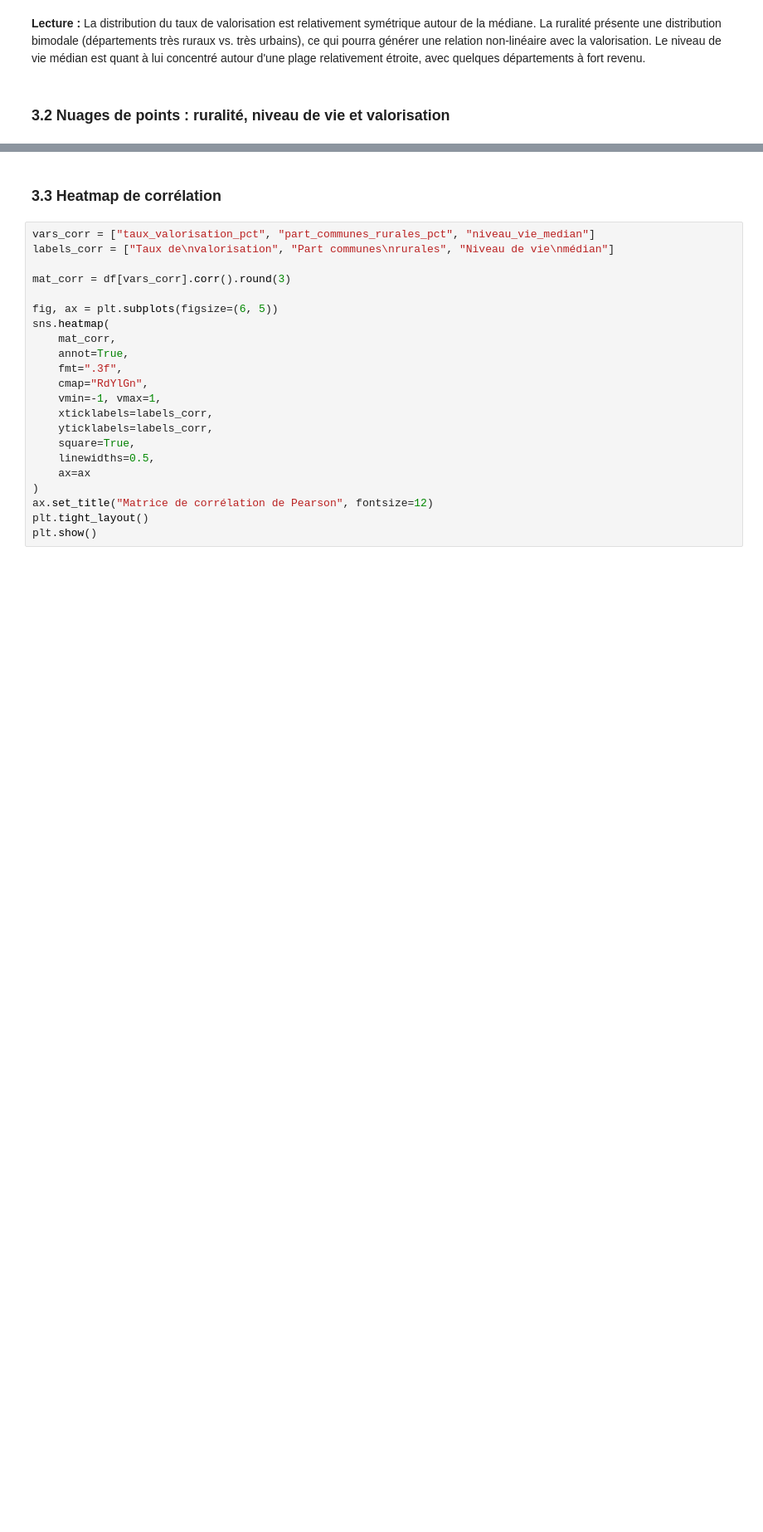
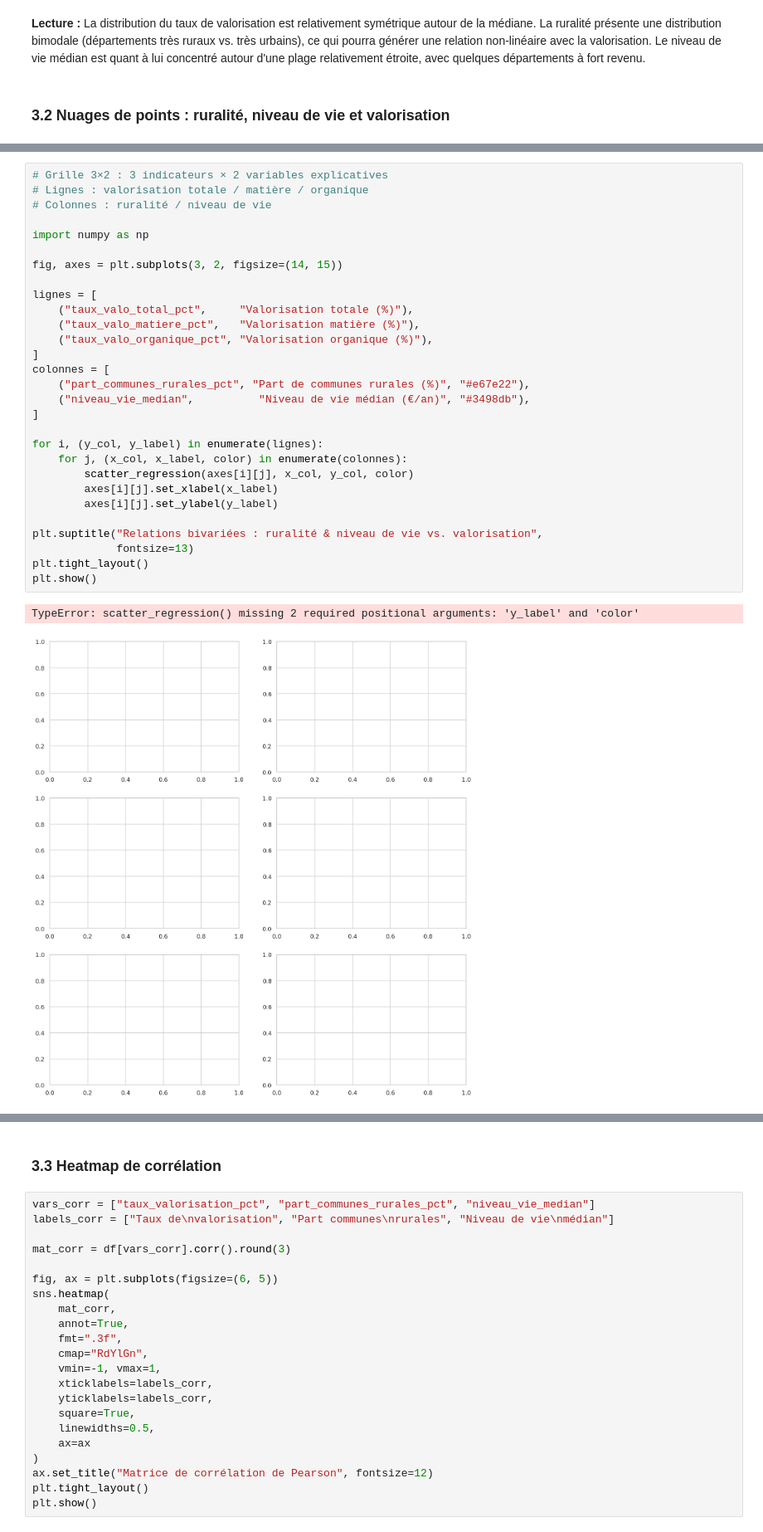
Before and after one commit to TeodoraHub/projet_pythonDS, a Jupyter notebook: notebook_recyclage_projet_python.ipynb, the cells around one changed output, grey strips where cells are left out. Shown at 83% size. Saved outputs shown, nothing was run; the diff lists cells and outputs as text; blank space fills up the shorter version.

```diff
--- a/notebook_recyclage_projet_python.ipynb
+++ b/notebook_recyclage_projet_python.ipynb
@@ -428 +512,33 @@ plt.show()
+# %%
+# Grille 3×2 : 3 indicateurs × 2 variables explicatives
+# Lignes : valorisation totale / matière / organique
+# Colonnes : ruralité / niveau de vie
+
+import numpy as np
+
+fig, axes = plt.subplots(3, 2, figsize=(14, 15))
+
+lignes = [
+    ("taux_valo_total_pct",     "Valorisation totale (%)"),
+    ("taux_valo_matiere_pct",   "Valorisation matière (%)"),
+    ("taux_valo_organique_pct", "Valorisation organique (%)"),
+]
+colonnes = [
+    ("part_communes_rurales_pct", "Part de communes rurales (%)", "#e67e22"),
+    ("niveau_vie_median",          "Niveau de vie médian (€/an)", "#3498db"),
+]
+
+for i, (y_col, y_label) in enumerate(lignes):
+    for j, (x_col, x_label, color) in enumerate(colonnes):
+        scatter_regression(axes[i][j], x_col, y_col, color)
+        axes[i][j].set_xlabel(x_label)
+        axes[i][j].set_ylabel(y_label)
+
+plt.suptitle("Relations bivariées : ruralité & niveau de vie vs. valorisation",
+             fontsize=13)
+plt.tight_layout()
+plt.show()
+# %% [output]
+TypeError: scatter_regression() missing 2 required positional arguments: 'y_label' and 'color'
+[figure, added]
 # %% [markdown]
```
Also changed, not shown: parts of 16 cells of this notebook.
